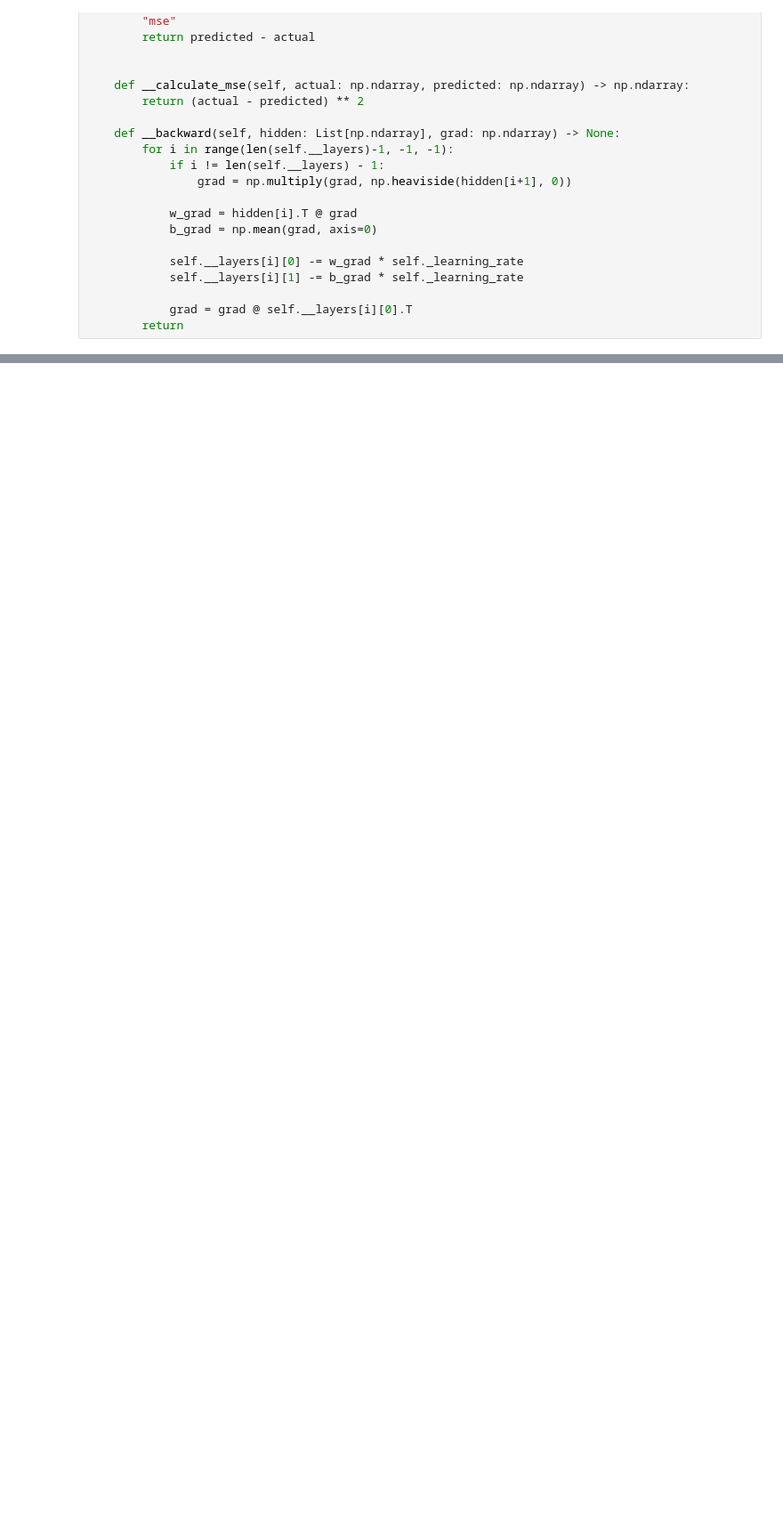
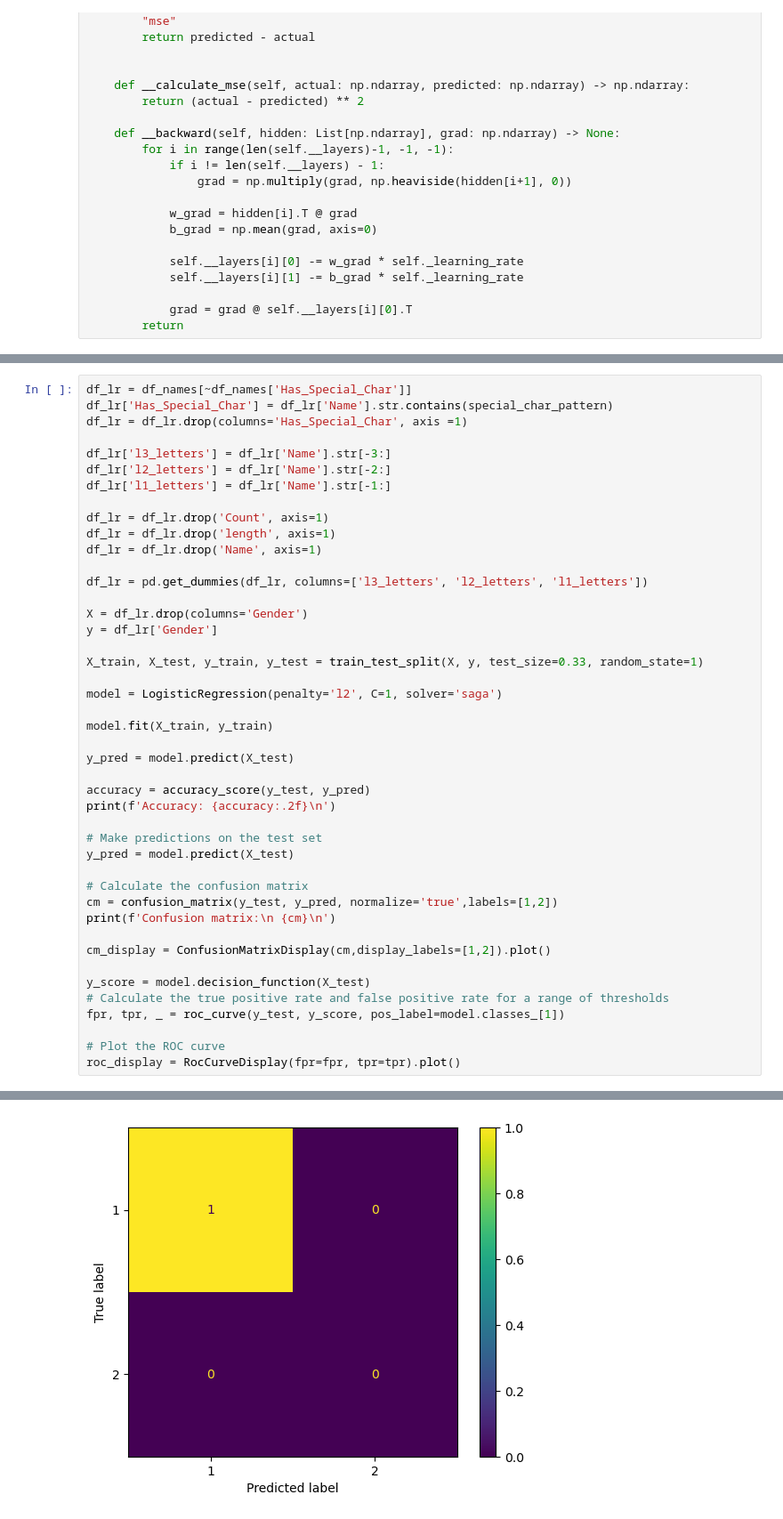
Before and after one commit to coldstrel/ML_project, a Jupyter notebook: ML_Project.ipynb, the cells around one changed output, grey strips where cells are left out. Shown at 89% size. Drawn from its saved outputs; the diff is of its cells as text; blank space fills up the shorter version.

```diff
--- a/ML_Project.ipynb
+++ b/ML_Project.ipynb
@@ -751,0 +761,45 @@ print(y_test[0:10],"\n", y_pred[0:10])
+# %%
+df_lr = df_names[~df_names['Has_Special_Char']]
+df_lr['Has_Special_Char'] = df_lr['Name'].str.contains(special_char_pattern)
+df_lr = df_lr.drop(columns='Has_Special_Char', axis =1)
+
+df_lr['l3_letters'] = df_lr['Name'].str[-3:]
+df_lr['l2_letters'] = df_lr['Name'].str[-2:]
+df_lr['l1_letters'] = df_lr['Name'].str[-1:]
+
+df_lr = df_lr.drop('Count', axis=1)
+df_lr = df_lr.drop('length', axis=1)
+df_lr = df_lr.drop('Name', axis=1)
+
+df_lr = pd.get_dummies(df_lr, columns=['l3_letters', 'l2_letters', 'l1_letters'])
+
+X = df_lr.drop(columns='Gender')
+y = df_lr['Gender']
+
+X_train, X_test, y_train, y_test = train_test_split(X, y, test_size=0.33, random_state=1)
+
+model = LogisticRegression(penalty='l2', C=1, solver='saga')
+
+model.fit(X_train, y_train)
+
+y_pred = model.predict(X_test)
+
+accuracy = accuracy_score(y_test, y_pred)
+print(f'Accuracy: {accuracy:.2f}\n')
+
+# Make predictions on the test set
+y_pred = model.predict(X_test)
+
+# Calculate the confusion matrix
+cm = confusion_matrix(y_test, y_pred, normalize='true',labels=[1,2])
+print(f'Confusion matrix:\n {cm}\n')
+
+cm_display = ConfusionMatrixDisplay(cm,display_labels=[1,2]).plot()
+
+y_score = model.decision_function(X_test)
+# Calculate the true positive rate and false positive rate for a range of thresholds
+fpr, tpr, _ = roc_curve(y_test, y_score, pos_label=model.classes_[1])
+
+# Plot the ROC curve
+roc_display = RocCurveDisplay(fpr=fpr, tpr=tpr).plot()
+# %% [output]
@@ -751,0 +817 @@ print(y_test[0:10],"\n", y_pred[0:10])
+[figure, added]
```
Also changed, not shown: parts of 10 cells of this notebook.
